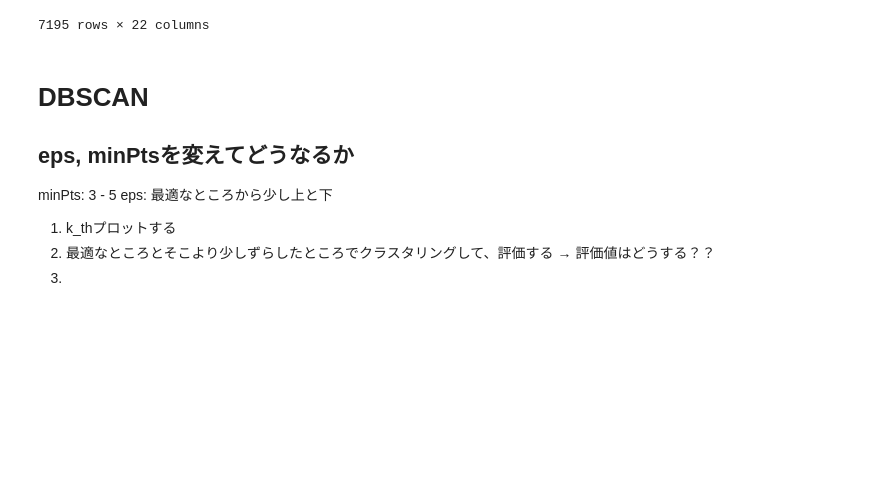
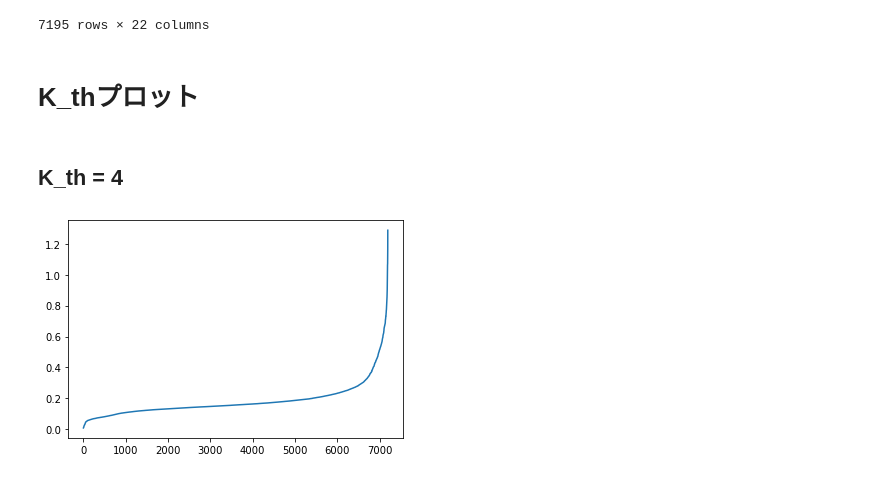
Before and after one commit to yamoyamoto/ml_playground, a Jupyter notebook: work/clastering/classtering2.ipynb, the cells around one changed output. Cells and saved outputs as stored; diff of their text form; code cells hidden in the pictures; blank space fills up the shorter version.

```diff
--- a/work/clastering/classtering2.ipynb
+++ b/work/clastering/classtering2.ipynb
@@ -50,43 +65,20 @@ def get_k_th_dists(dist_matrix, k):
   return sorted(ans)
 
 
-def plot_k_th_dists(df: pd.DataFrame, k):
-  dists = get_k_th_dists(df, k)
+def plot_k_th_dists(dist_matrix, k):
+  dists = get_k_th_dists(dist_matrix, k)
   plt.plot(range(len(dists)), dists)
   plt.show()
-
-
-# def exec_clustering_from_two_dim(train_data, x_col, y_col):
-#   X = train_data[x_col]
-#   Y = train_data[y_col]
-
-#   Z = linkage(train_data, method='ward', metric='euclidean')
-#   F = fcluster(Z, t=6, criterion="maxclust")
-
-#   ax = get_ax_of_clustering_result(X, Y, F)
-
-#   print("x:", x_col, ", y:", y_col)
-#   plt.show()
-#   print("="*20)
-
-
-def get_ax_of_clustering_result(X, Y, L):
-  fig = plt.figure()
-  ax = fig.add_subplot()
-  ax.scatter(X, Y, c=L)
-  return ax
-# %% [markdown]
-# DBSCAN
-
-## eps, minPtsを変えてどうなるか
-
-minPts: 3 - 5
-eps: 最適なところから少し上と下
-
-1. k_thプロットする
-2. 最適なところとそこより少しずらしたところでクラスタリングして、評価する
-→ 評価値はどうする？？
-3.
+# %% [markdown]
+# K_thプロット
 # %%
 # 距離行列の計算、めっちゃ時間かかる
 dist_matrix = make_dist_mat(train_data)
+dist_matrix = dist_matrix.reshape(7195, 7195)
+# %% [markdown]
+## K_th = 4
+# %%
+dist_matrix = dist_matrix.reshape(7195, 7195)
+plot_k_th_dists(dist_matrix, 4)
+# %% [output]
+[figure, added]
```
Also changed, not shown: parts of 13 cells of this notebook.
